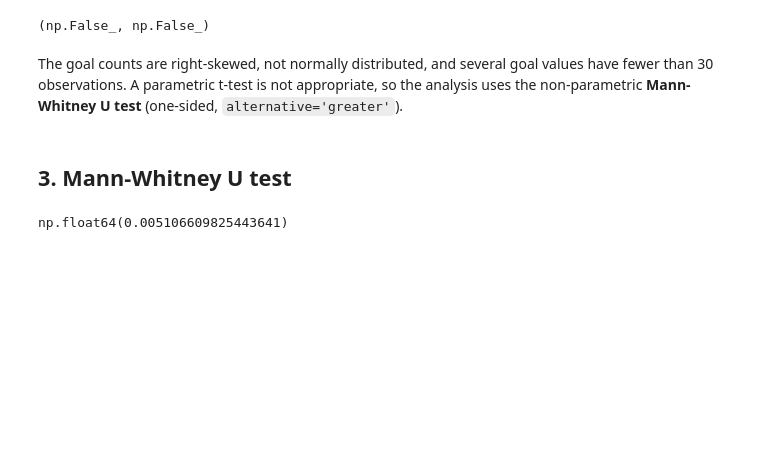
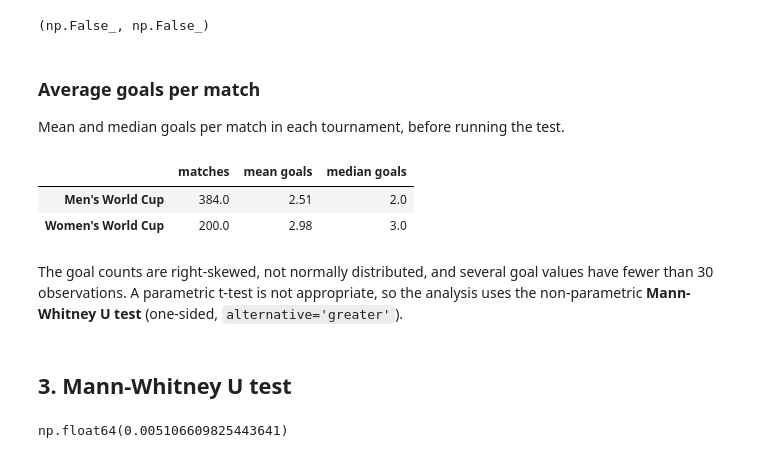
Before and after one commit to said-velasquez/statistical-analysis-projects, a Jupyter notebook: notebooks/01_world_cup_goals_hypothesis_test.ipynb, the cells around one changed output. Drawn from its saved outputs; the diff is of its cells as text; code cells hidden in the pictures; blank space fills up the shorter version.

```diff
--- a/notebooks/01_world_cup_goals_hypothesis_test.ipynb
+++ b/notebooks/01_world_cup_goals_hypothesis_test.ipynb
@@ -85,6 +85,22 @@ counts_women = tour_score_women['total_score'].value_counts()
 (counts_men >= 30).all(), (counts_women >= 30).all()
 # %% [output]
 (np.False_, np.False_)
+# %% [markdown]
+### Average goals per match
+
+Mean and median goals per match in each tournament, before running the test.
+# %%
+# Matches, mean and median goals per match for each tournament
+goal_summary = pd.DataFrame({
+    "Men's World Cup": international_fut_men['total_score'].describe()[['count', 'mean', '50%']],
+    "Women's World Cup": international_fut_women['total_score'].describe()[['count', 'mean', '50%']],
+}).T.rename(columns={'count': 'matches', 'mean': 'mean goals', '50%': 'median goals'})
+
+goal_summary.round(2)
+# %% [output]
+|  | matches | mean goals | median goals |
+| Men's World Cup | 384.0 | 2.51 | 2.0 |
+| Women's World Cup | 200.0 | 2.98 | 3.0 |
 # %% [markdown]
 The goal counts are right-skewed, not normally distributed, and several goal values have fewer than 30 observations. A parametric t-test is not appropriate, so the analysis uses the non-parametric **Mann-Whitney U test** (one-sided, `alternative='greater'`).
 # %% [markdown]
```
Also changed, not shown: parts of 2 cells of this notebook.
